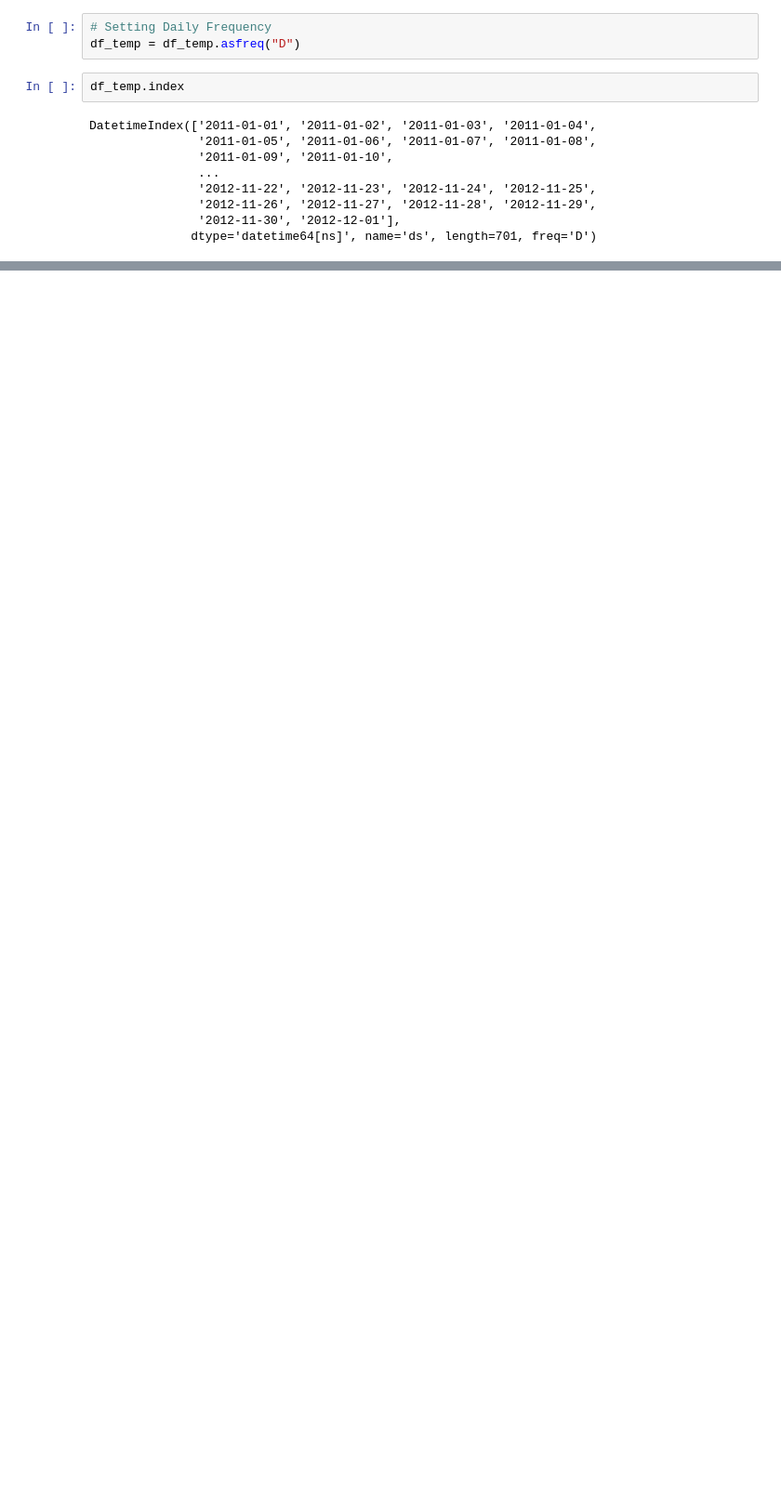
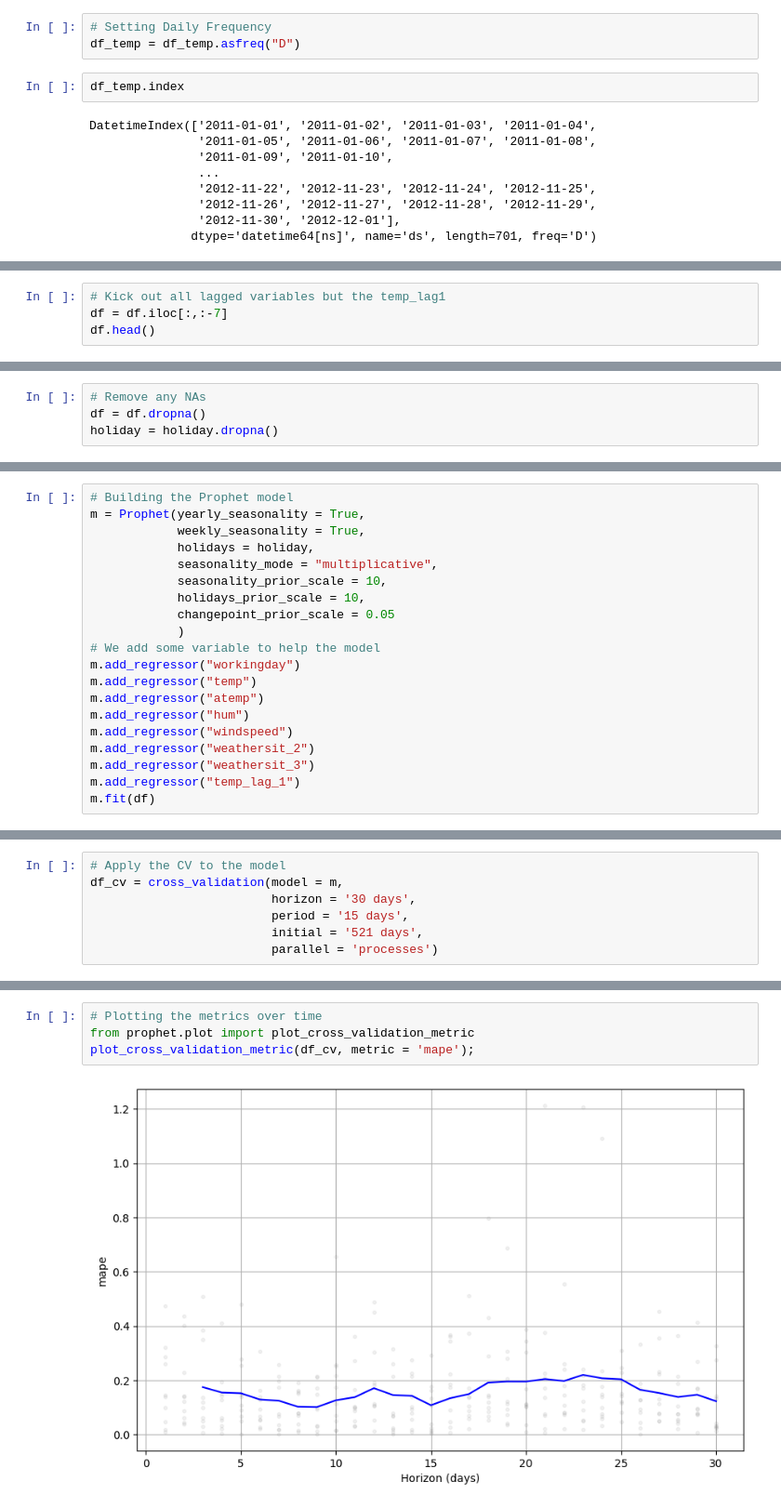
Before and after one commit to Mnr04/Time_series_analysis_course, a Jupyter notebook: Prophet_Course.ipynb, the cells around one changed output, grey strips where cells are left out. Shown at 93% size. Cells and saved outputs as stored; diff of their text form; blank space fills up the shorter version.

```diff
--- a/Prophet_Course.ipynb
+++ b/Prophet_Course.ipynb
@@ -159,0 +283,4 @@ plt.show()
+# %%
+# Kick out all lagged variables but the temp_lag1
+df = df.iloc[:,:-7]
+df.head()
@@ -159,0 +294,4 @@ plt.show()
+# %%
+# Remove any NAs
+df = df.dropna()
+holiday = holiday.dropna()
@@ -159,0 +300,20 @@ plt.show()
+# %%
+# Building the Prophet model
+m = Prophet(yearly_seasonality = True,
+            weekly_seasonality = True,
+            holidays = holiday,
+            seasonality_mode = "multiplicative",
+            seasonality_prior_scale = 10,
+            holidays_prior_scale = 10,
+            changepoint_prior_scale = 0.05
+            )
+# We add some variable to help the model
+m.add_regressor("workingday")
+m.add_regressor("temp")
+m.add_regressor("atemp")
+m.add_regressor("hum")
+m.add_regressor("windspeed")
+m.add_regressor("weathersit_2")
+m.add_regressor("weathersit_3")
+m.add_regressor("temp_lag_1")
+m.fit(df)
@@ -159,0 +390,7 @@ plt.show()
+# %%
+# Apply the CV to the model
+df_cv = cross_validation(model = m,
+                         horizon = '30 days',
+                         period = '15 days',
+                         initial = '521 days',
+                         parallel = 'processes')
@@ -159,0 +473,6 @@ plt.show()
+# %%
+# Plotting the metrics over time
+from prophet.plot import plot_cross_validation_metric
+plot_cross_validation_metric(df_cv, metric = 'mape');
+# %% [output]
+[figure, added]
```
Also changed, not shown: parts of 63 cells of this notebook.
